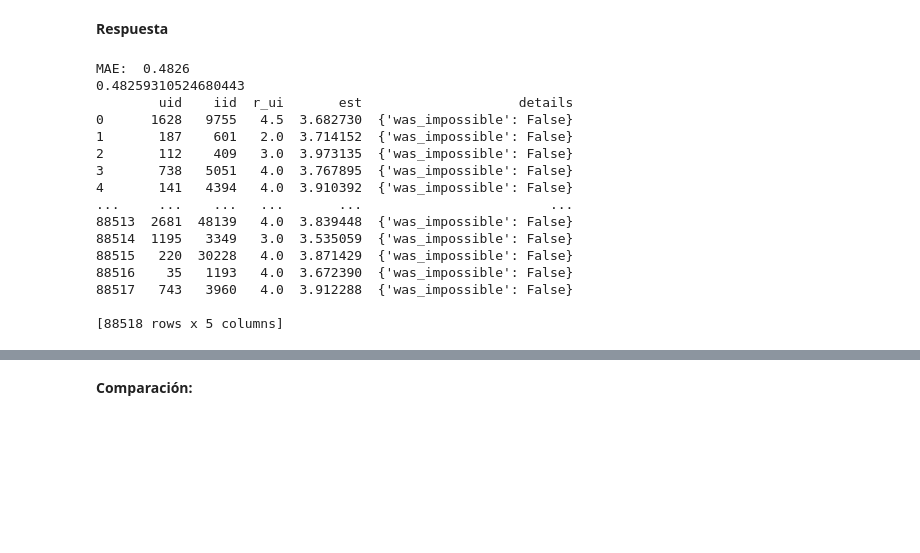
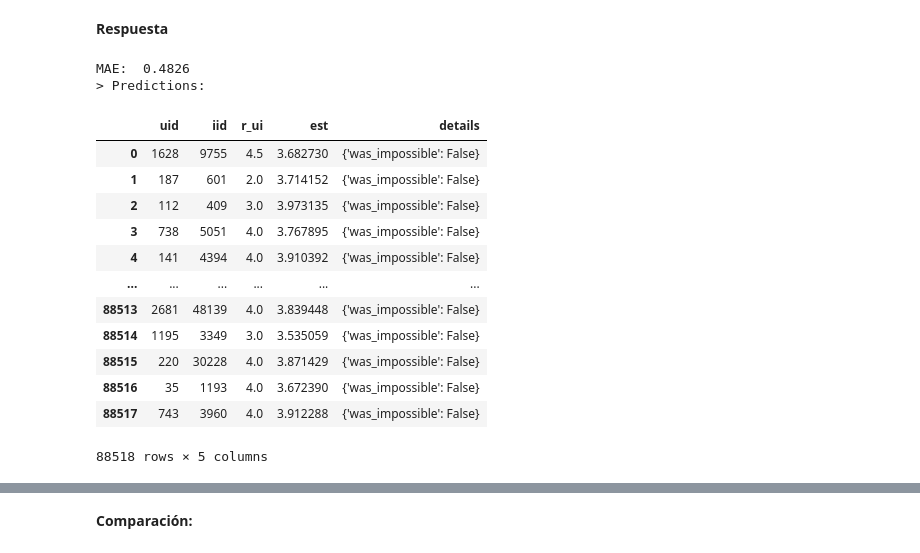
Before and after one commit to frpezzolla/lab_mds, a Jupyter notebook: lab_8/Lab_8_Enunciado.ipynb, the cells around one changed output, grey strips where cells are left out. Drawn from its saved outputs; the diff is of its cells as text; code cells hidden in the pictures; blank space fills up the shorter version.

```diff
--- a/lab_8/Lab_8_Enunciado.ipynb
+++ b/lab_8/Lab_8_Enunciado.ipynb
@@ -1063,34 +1144,34 @@ Ahora Homero le pide que cambie el enfoque del tipo de filtro colaborativo a uno
 # train NMF and predict
 from surprise import NMF
 
-model = NMF(
+model_nmf = NMF(
     random_state = 42
     )
-model.fit(train_set)
-predictions_ = model.test(test_set)
+model_nmf.fit(train_set)
+predictions_nmf = model_nmf.test(test_set)
 # %%
 # calculate MAE
-print(accuracy.mae(predictions=predictions_))
+acc_nmf = accuracy.mae(predictions=predictions_nmf)
 
 # show predictions
-print(pd.DataFrame(predictions_))
+print("> Predictions:")
+pd.DataFrame(predictions_nmf)
 # %% [output]
 MAE:  0.4826
-0.48259310524680443
-        uid    iid  r_ui       est                    details
-0      1628   9755   4.5  3.682730  {'was_impossible': False}
-1       187    601   2.0  3.714152  {'was_impossible': False}
-2       112    409   3.0  3.973135  {'was_impossible': False}
-3       738   5051   4.0  3.767895  {'was_impossible': False}
-4       141   4394   4.0  3.910392  {'was_impossible': False}
-...     ...    ...   ...       ...                        ...
-88513  2681  48139   4.0  3.839448  {'was_impossible': False}
-88514  1195   3349   3.0  3.535059  {'was_impossible': False}
-88515   220  30228   4.0  3.871429  {'was_impossible': False}
-88516    35   1193   4.0  3.672390  {'was_impossible': False}
-88517   743   3960   4.0  3.912288  {'was_impossible': False}
-
-[88518 rows x 5 columns]
+> Predictions:
+|  | uid | iid | r_ui | est | details |
+| 0 | 1628 | 9755 | 4.5 | 3.682730 | {'was_impossible': False} |
+| 1 | 187 | 601 | 2.0 | 3.714152 | {'was_impossible': False} |
+| 2 | 112 | 409 | 3.0 | 3.973135 | {'was_impossible': False} |
+| 3 | 738 | 5051 | 4.0 | 3.767895 | {'was_impossible': False} |
+| 4 | 141 | 4394 | 4.0 | 3.910392 | {'was_impossible': False} |
+| ... | ... | ... | ... | ... | ... |
+| 88513 | 2681 | 48139 | 4.0 | 3.839448 | {'was_impossible': False} |
+| 88514 | 1195 | 3349 | 3.0 | 3.535059 | {'was_impossible': False} |
+| 88515 | 220 | 30228 | 4.0 | 3.871429 | {'was_impossible': False} |
+| 88516 | 35 | 1193 | 4.0 | 3.672390 | {'was_impossible': False} |
+| 88517 | 743 | 3960 | 4.0 | 3.912288 | {'was_impossible': False} |
+88518 rows × 5 columns
 # %%
 # SVD
 from surprise.prediction_algorithms.matrix_factorization import SVD
```
Also changed, not shown: parts of 19 cells of this notebook.
